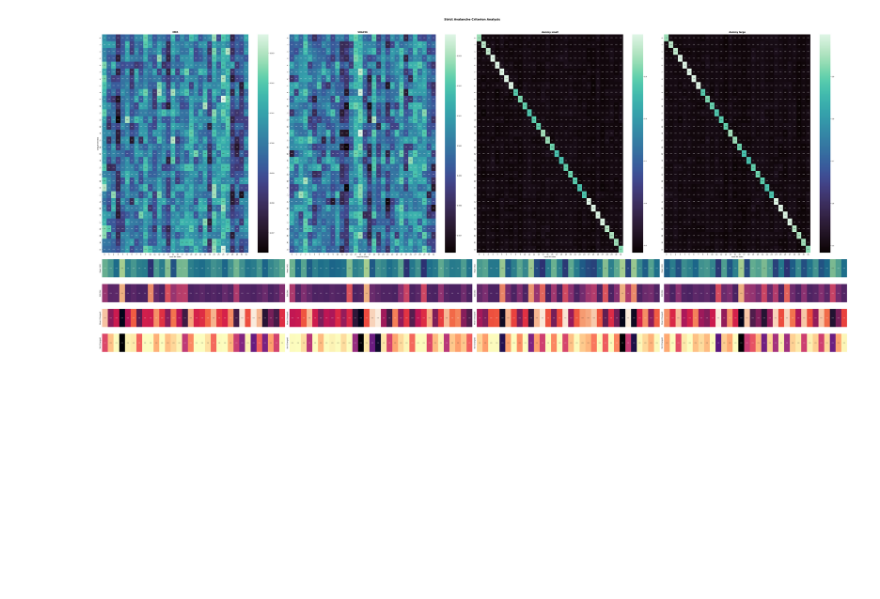
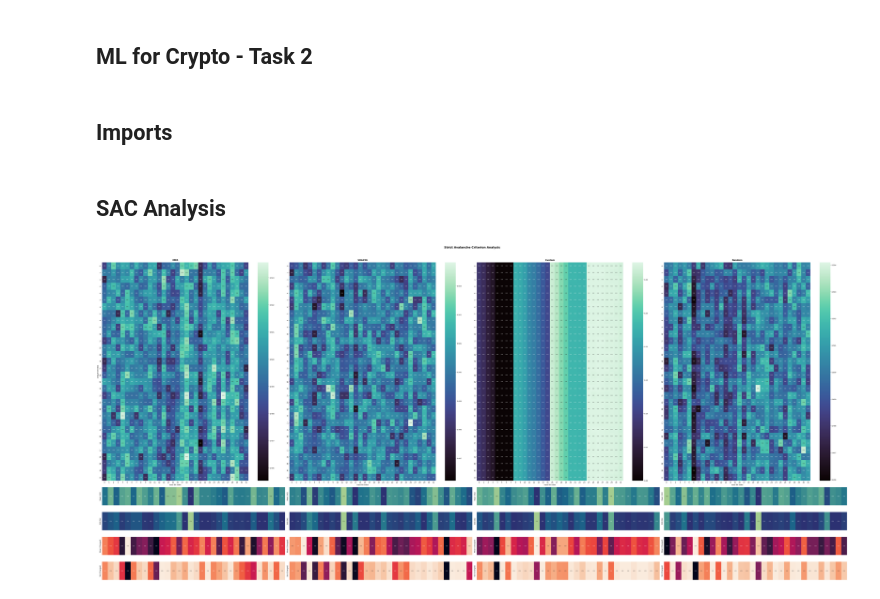
Before and after one commit to MatTheTab/ai-for-crypto, a Jupyter notebook: task-2/crypto-report-2.ipynb, the cells around one changed output. Drawn from its saved outputs; the diff is of its cells as text; code cells hidden in the pictures; blank space fills up the shorter version.

Commit message:
Add task 2

```diff
--- a/task-2/crypto-report-2.ipynb
+++ b/task-2/crypto-report-2.ipynb
@@ -55,6 +0,0 @@ len(os.urandom(16))
-# %%
-def run_md5(data: bytes) -> bytes:
-    return hashlib.md5(data).digest()
-# %%
-def run_sha(data: bytes) -> bytes:
-    return hashlib.sha256(data).digest()
@@ -277,0 +1,4 @@ def test_SAC(data, message_size, testing_size, hash_func):
+# %% [markdown]
+## ML for Crypto - Task 2
+# %% [markdown]
+## Imports
@@ -278,40 +10,47 @@ def test_SAC(data, message_size, testing_size, hash_func):
+# %% [markdown]
+## SAC Analysis
 # %%
 all_results = {}
 n_examples = 10000
 testing_size = 32 # in bits
 
 algorithms = {
     "MD5" : (run_md5, 16),
     "SHA256" : (run_sha, 32),
-    "dummy small" : (run_dummy_hash, 16),
-    "dummy large" : (run_dummy_hash, 32)
+    "Custom" : (run_MatTheHash, 32),
+    "Random" : (run_random_hash, 32)
 }
 
 for alg_name, input_data in algorithms.items():
     hash_func, message_size = input_data
     data = produce_data(n_examples=n_examples,
                         message_size=message_size)
-    results = test_SAC(data=data,
+    results = test_SAC_BIC(data=data,
                        message_size=message_size,
                        testing_size=testing_size,
                        hash_func=hash_func)
 
-    results_matrix, bit_means_changed, bit_std_changed, bit_means_og, bit_std_og = analyze_results_SAC(results=results)
+    arr_original, arr_changed, arr_delta = results_to_arr(results=results)
+    results_matrix, bit_means_changed, bit_std_changed, bit_means_og, bit_std_og = analyze_results_SAC(arr_original=arr_original,
+                                                                                                       arr_changed=arr_changed,
+                                                                                                       arr_delta=arr_delta)
+    corr_matrix = analyze_results_BIC(arr_delta)
     all_results[alg_name] = (results_matrix.copy(),
                              bit_means_changed.copy(),
                              bit_std_changed.copy(),
                              bit_means_og.copy(),
-                             bit_std_og.copy())
+                             bit_std_og.copy(),
+                             corr_matrix.copy())
 
 plot_SAC_results(all_results,
                  figsize=(66, 30),
                  title="Strict Avalanche Criterion Analysis",
                  x_label="Input Bit Index",
                  y_label="Output Bit Index",
                  annot_values=True,
                  normalize=False)
 # %% [output]
-[figure, old version]
+[figure, new version]
 # %%
 plot_SAC_results(all_results,
                  figsize=(22, 10),
```
Also changed, not shown: parts of 26 cells of this notebook, 5 other files.
